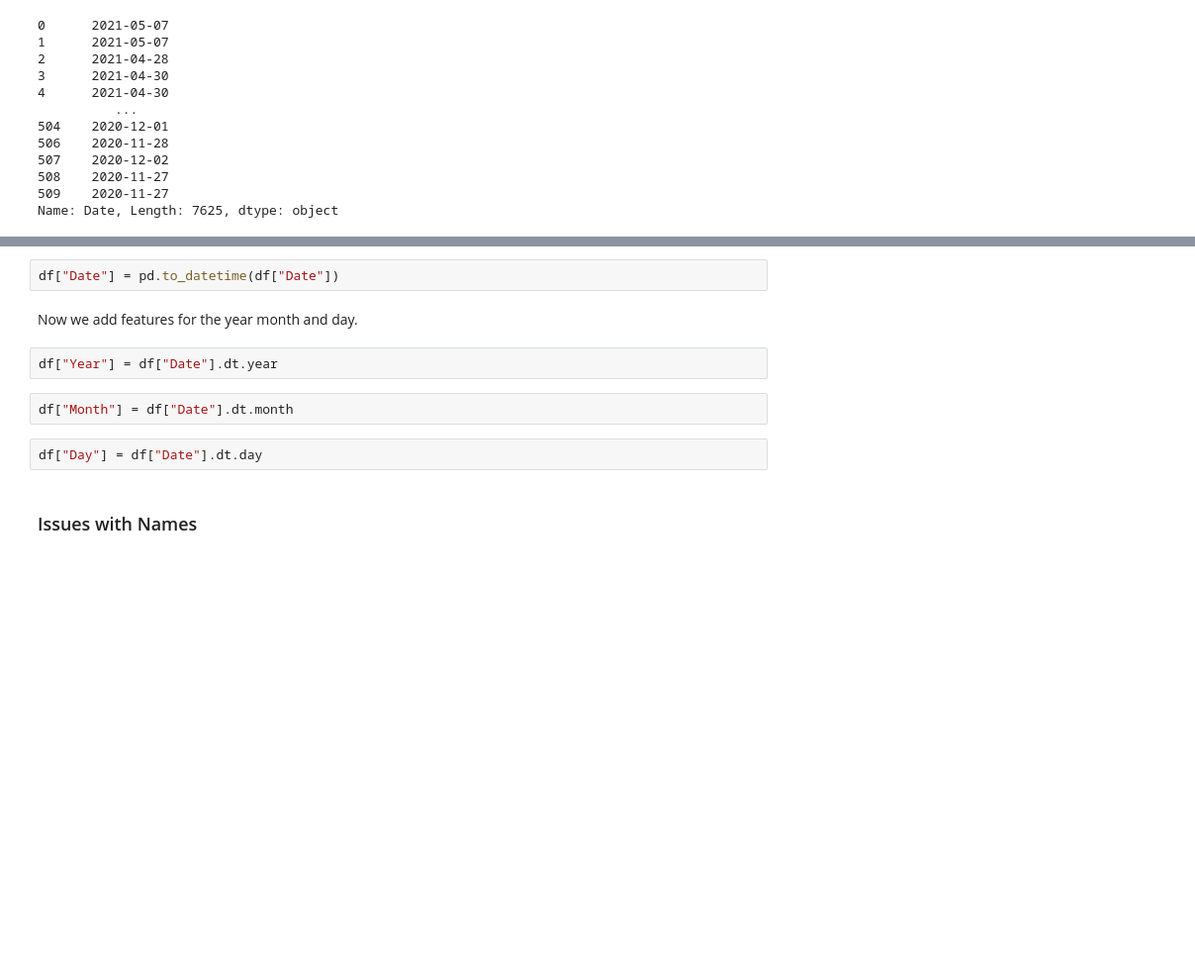
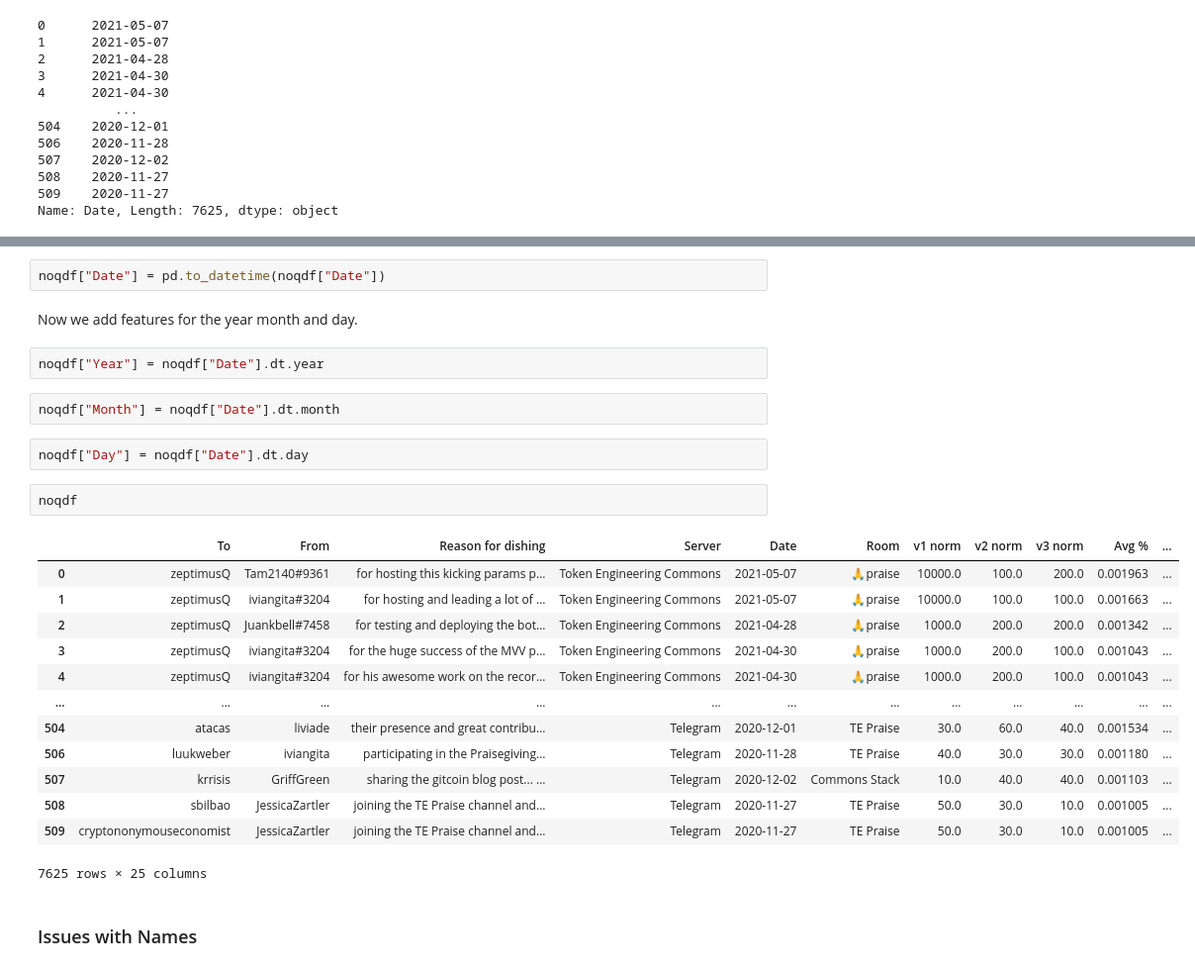
Before and after one commit to CommonsBuild/praiseanalysis, a Jupyter notebook: cleaning-praise-data.ipynb, the cells around one changed output, grey strips where cells are left out. Shown at 99% size. Saved outputs shown, nothing was run; the diff lists cells and outputs as text; blank space fills up the shorter version.

```diff
--- a/cleaning-praise-data.ipynb
+++ b/cleaning-praise-data.ipynb
@@ -391,13 +381,29 @@ Name: Date, Length: 124, dtype: object
 # %%
-df["Date"] = pd.to_datetime(df["Date"])
+noqdf["Date"] = pd.to_datetime(noqdf["Date"])
 # %% [markdown]
 Now we add features for the year month and day.
 # %%
-df["Year"] = df["Date"].dt.year
+noqdf["Year"] = noqdf["Date"].dt.year
 # %%
-df["Month"] = df["Date"].dt.month
+noqdf["Month"] = noqdf["Date"].dt.month
 # %%
-df["Day"] = df["Date"].dt.day
+noqdf["Day"] = noqdf["Date"].dt.day
+# %%
+noqdf
+# %% [output]
+|  | To | From | Reason for dishing | Server | Date | Room | v1 norm | v2 norm | v3 norm | Avg % | ... |
+| 0 | zeptimusQ | Tam2140#9361 | for hosting this kicking params p... | Token Engineering Commons | 2021-05-07 | 🙏praise | 10000.0 | 100.0 | 200.0 | 0.001963 | ... |
+| 1 | zeptimusQ | iviangita#3204 | for hosting and leading a lot of ... | Token Engineering Commons | 2021-05-07 | 🙏praise | 10000.0 | 100.0 | 100.0 | 0.001663 | ... |
+| 2 | zeptimusQ | Juankbell#7458 | for testing and deploying the bot... | Token Engineering Commons | 2021-04-28 | 🙏praise | 1000.0 | 200.0 | 200.0 | 0.001342 | ... |
+| 3 | zeptimusQ | iviangita#3204 | for the huge success of the MVV p... | Token Engineering Commons | 2021-04-30 | 🙏praise | 1000.0 | 200.0 | 100.0 | 0.001043 | ... |
+| 4 | zeptimusQ | iviangita#3204 | for his awesome work on the recor... | Token Engineering Commons | 2021-04-30 | 🙏praise | 1000.0 | 200.0 | 100.0 | 0.001043 | ... |
+| ... | ... | ... | ... | ... | ... | ... | ... | ... | ... | ... | ... |
+| 504 | atacas | liviade | their presence and great contribu... | Telegram | 2020-12-01 | TE Praise | 30.0 | 60.0 | 40.0 | 0.001534 | ... |
+| 506 | luukweber | iviangita | participating in the Praisegiving... | Telegram | 2020-11-28 | TE Praise | 40.0 | 30.0 | 30.0 | 0.001180 | ... |
+| 507 | krrisis | GriffGreen | sharing the gitcoin blog post... ... | Telegram | 2020-12-02 | Commons Stack | 10.0 | 40.0 | 40.0 | 0.001103 | ... |
+| 508 | sbilbao | JessicaZartler | joining the TE Praise channel and... | Telegram | 2020-11-27 | TE Praise | 50.0 | 30.0 | 10.0 | 0.001005 | ... |
+| 509 | cryptononymouseconomist | JessicaZartler | joining the TE Praise channel and... | Telegram | 2020-11-27 | TE Praise | 50.0 | 30.0 | 10.0 | 0.001005 | ... |
+7625 rows × 25 columns
 # %% [markdown]
 ### Issues with Names
 # %% [markdown]
```
Also changed, not shown: parts of 6 cells of this notebook.
